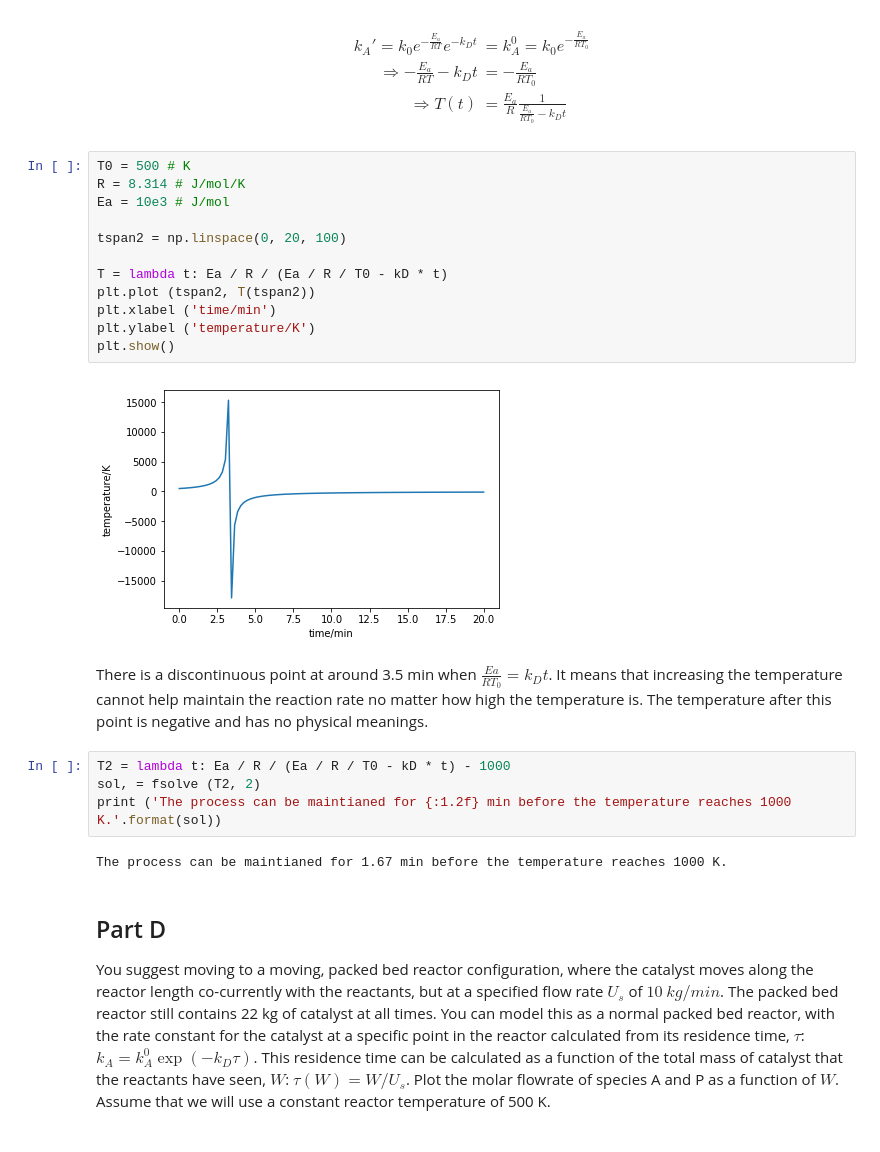
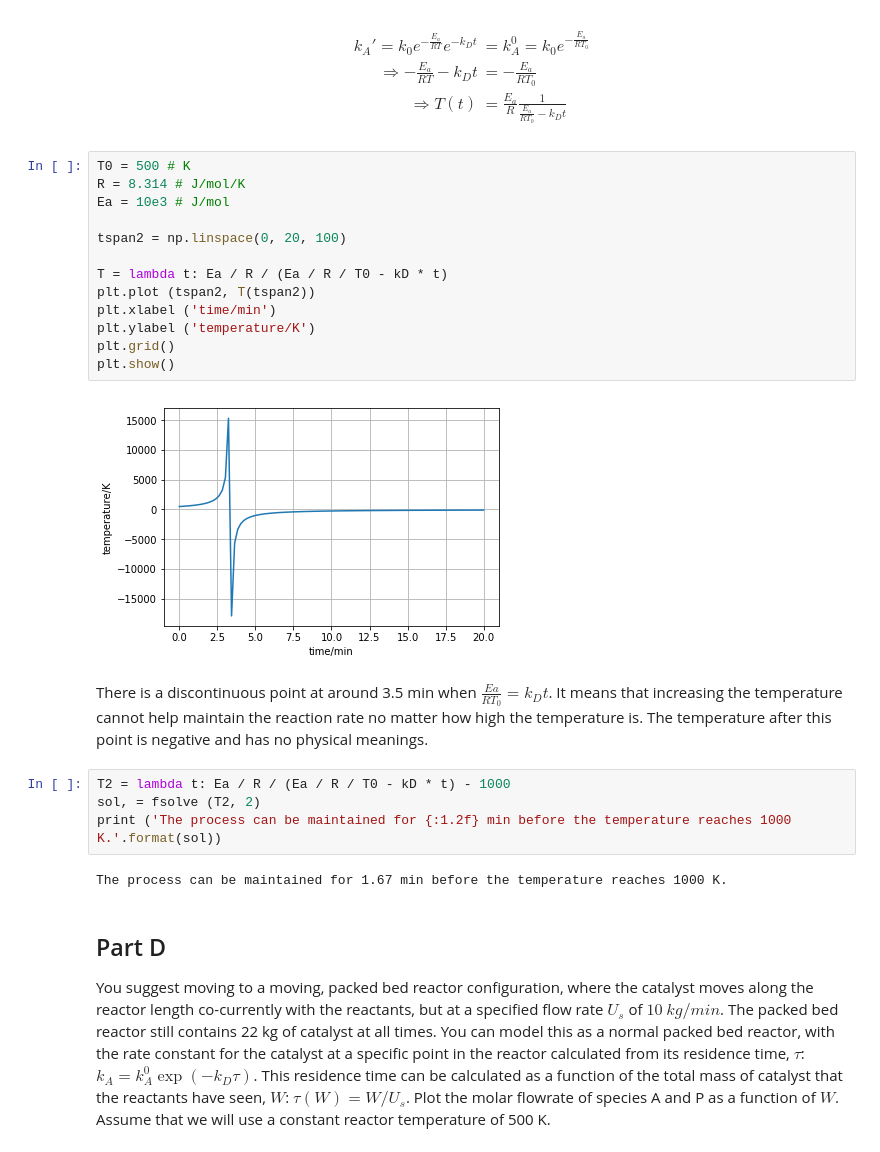
Before and after one commit to Johnick-Cheng/f17-06625, a Jupyter notebook: assignments/HW8-pengfeic.ipynb, the cells around one changed output. Drawn from its saved outputs; the diff is of its cells as text.

```diff
--- a/assignments/HW8-pengfeic.ipynb
+++ b/assignments/HW8-pengfeic.ipynb
@@ -124,25 +185,26 @@ You plan to combat the effects of the catalyst decay by increasing the temperatu
 # %%
 T0 = 500 # K
 R = 8.314 # J/mol/K
 Ea = 10e3 # J/mol
 
 tspan2 = np.linspace(0, 20, 100)
 
 T = lambda t: Ea / R / (Ea / R / T0 - kD * t)
 plt.plot (tspan2, T(tspan2))
 plt.xlabel ('time/min')
 plt.ylabel ('temperature/K')
+plt.grid()
 plt.show()
 # %% [output]
-[figure, old version]
+[figure, new version]
 # %% [markdown]
 There is a discontinuous point at around 3.5 min when $\frac {Ea}{RT_0} = k_D t$. It means that increasing the temperature cannot help maintain the reaction rate no matter how high the temperature is. The temperature after this point is negative and has no physical meanings.
 # %%
 T2 = lambda t: Ea / R / (Ea / R / T0 - kD * t) - 1000
 sol, = fsolve (T2, 2)
-print ('The process can be maintianed for {:1.2f} min before the temperature reaches 1000 K.'.format(sol))
+print ('The process can be maintained for {:1.2f} min before the temperature reaches 1000 K.'.format(sol))
 # %% [output]
-The process can be maintianed for 1.67 min before the temperature reaches 1000 K.
+The process can be maintained for 1.67 min before the temperature reaches 1000 K.
 # %% [markdown]
 ## Part D
 You suggest moving to a moving, packed bed reactor configuration, where the catalyst moves along the reactor length co-currently with the reactants, but at a specified flow rate $U_s$ of $10\:kg/min$.  The packed bed reactor still contains 22 kg of catalyst at all times. You can model this as a normal packed bed reactor, with the rate constant for the catalyst at a specific point in the reactor calculated from its residence time, $\tau$:  $k_A=k_A^0\exp(-k_D\tau)$. This residence time can be calculated as a function of the total mass of catalyst that the reactants have seen, $W$:  $\tau(W)=W/U_s$. Plot the molar flowrate of species A and P as a function of $W$. Assume that we will use a constant reactor temperature of 500 K.
```
Also changed, not shown: parts of 9 cells of this notebook, 14 other files.
